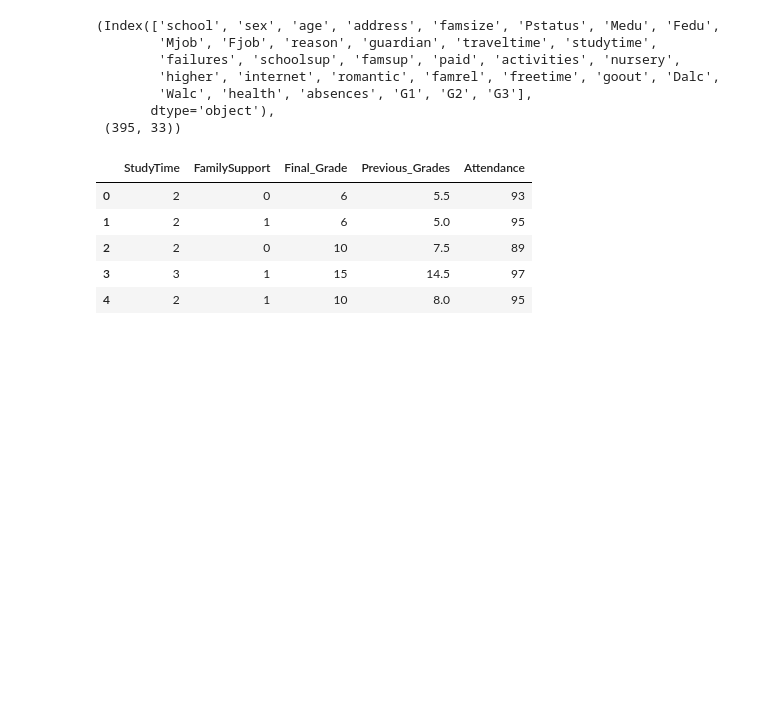
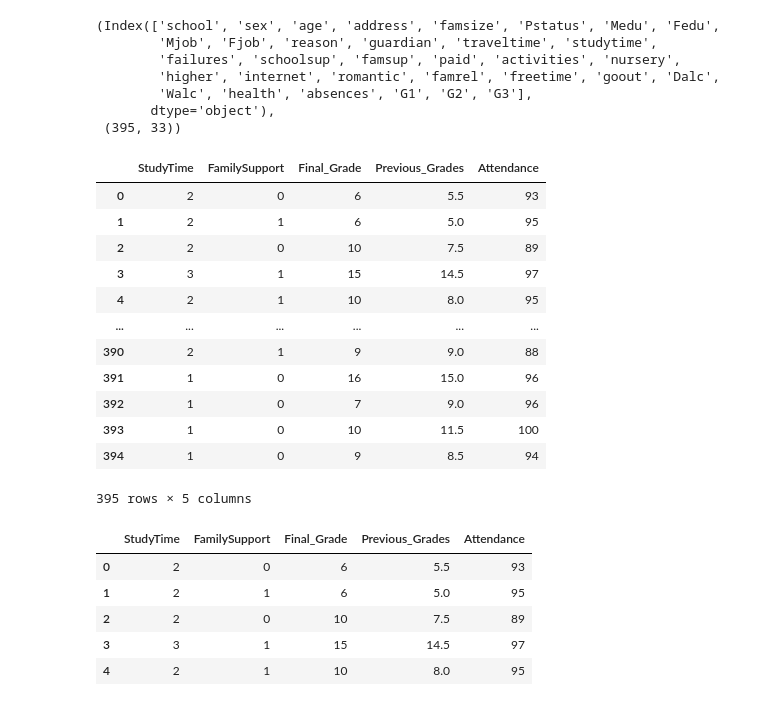
Before and after one commit to christiandarvs/CSIS311-ML, a Jupyter notebook: lab/midterm_exam.ipynb, the cells around one changed output. Saved outputs shown, nothing was run; the diff lists cells and outputs as text; code cells hidden in the pictures; blank space fills up the shorter version.

```diff
--- a/lab/midterm_exam.ipynb
+++ b/lab/midterm_exam.ipynb
@@ -43,6 +44,22 @@ df = df.drop(["Absences"], axis=1)
 df["FamilySupport"] = df["FamilySupport"].apply(
     lambda x: 1 if x == "yes" else 0 if x == "no" else x
 )
+# %%
+df
+# %% [output]
+|  | StudyTime | FamilySupport | Final_Grade | Previous_Grades | Attendance |
+| 0 | 2 | 0 | 6 | 5.5 | 93 |
+| 1 | 2 | 1 | 6 | 5.0 | 95 |
+| 2 | 2 | 0 | 10 | 7.5 | 89 |
+| 3 | 3 | 1 | 15 | 14.5 | 97 |
+| 4 | 2 | 1 | 10 | 8.0 | 95 |
+| ... | ... | ... | ... | ... | ... |
+| 390 | 2 | 1 | 9 | 9.0 | 88 |
+| 391 | 1 | 0 | 16 | 15.0 | 96 |
+| 392 | 1 | 0 | 7 | 9.0 | 96 |
+| 393 | 1 | 0 | 10 | 11.5 | 100 |
+| 394 | 1 | 0 | 9 | 8.5 | 94 |
+395 rows × 5 columns
 # %%
 df.head()
 # %% [output]
```
Also changed, not shown: parts of 8 cells of this notebook.
